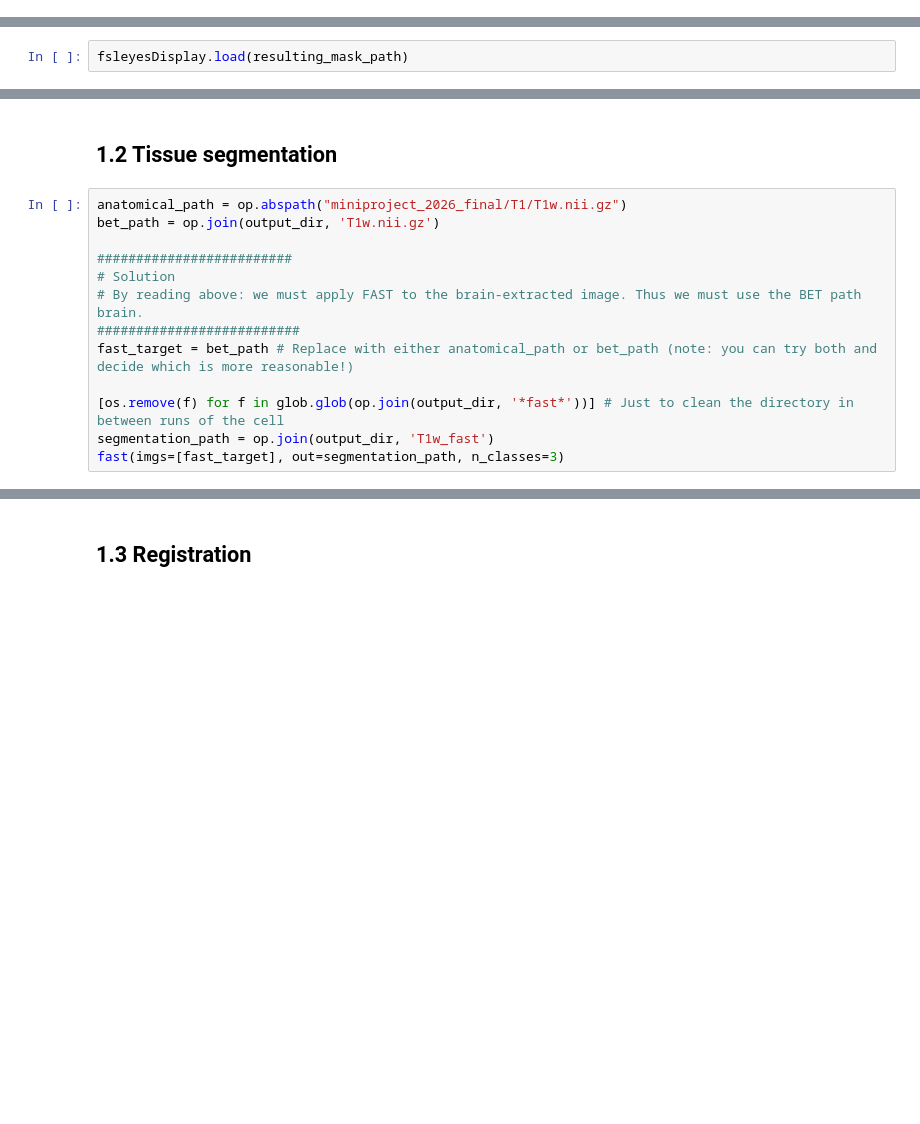
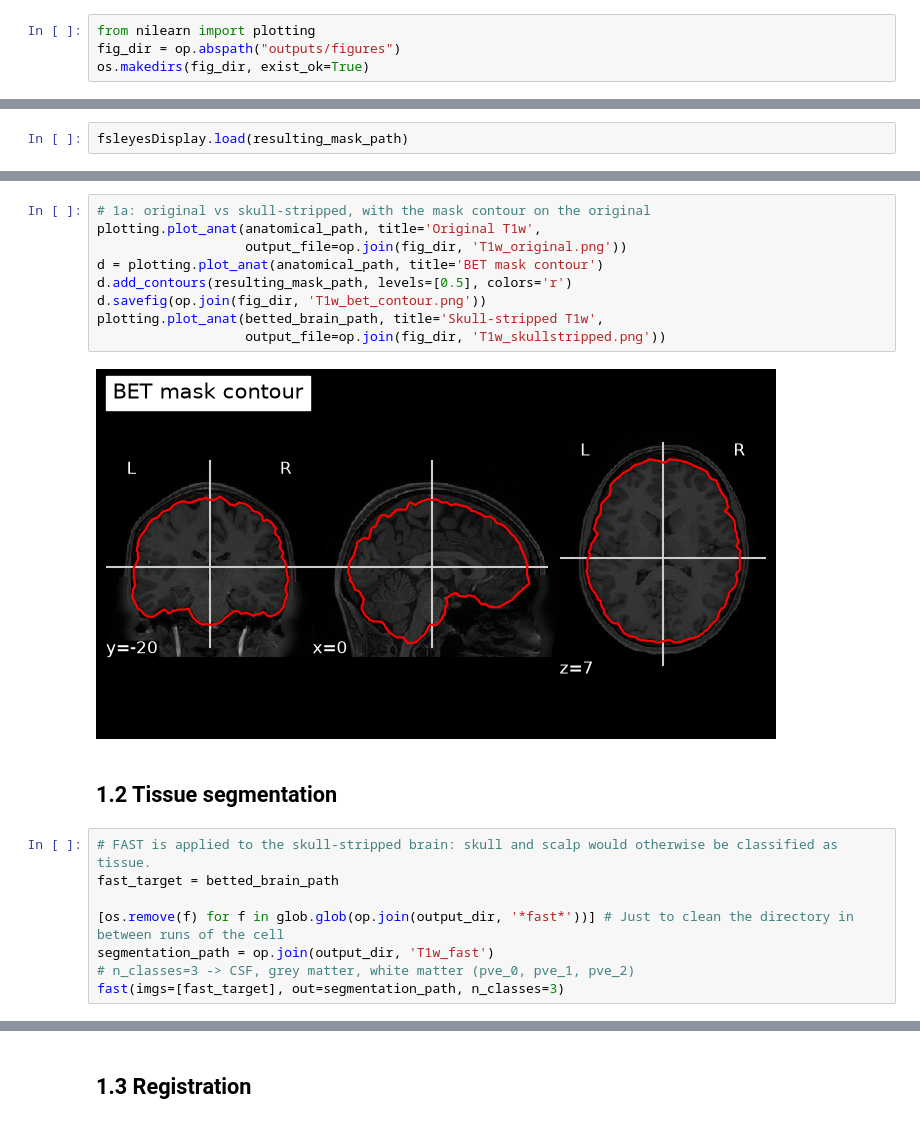
Before and after one commit to egenilloud/NX421_project1, a Jupyter notebook: Structural Preprocessing.ipynb, the cells around one changed output, grey strips where cells are left out. Saved outputs shown, nothing was run; the diff lists cells and outputs as text; blank space fills up the shorter version.

```diff
--- a/Structural Preprocessing.ipynb
+++ b/Structural Preprocessing.ipynb
@@ -98,3 +23,7 @@ import subprocess
+# %%
+from nilearn import plotting
+fig_dir = op.abspath("outputs/figures")
+os.makedirs(fig_dir, exist_ok=True)
 # %%
 %gui wx
 # %% [output]
@@ -257,17 +103,23 @@ fsleyesDisplay.load(betted_brain_path)
+# %%
+# 1a: original vs skull-stripped, with the mask contour on the original
+plotting.plot_anat(anatomical_path, title='Original T1w',
+                   output_file=op.join(fig_dir, 'T1w_original.png'))
+d = plotting.plot_anat(anatomical_path, title='BET mask contour')
+d.add_contours(resulting_mask_path, levels=[0.5], colors='r')
+d.savefig(op.join(fig_dir, 'T1w_bet_contour.png'))
+plotting.plot_anat(betted_brain_path, title='Skull-stripped T1w',
+                   output_file=op.join(fig_dir, 'T1w_skullstripped.png'))
+# %% [output]
+[figure, added]
 # %% [markdown]
 ## 1.2 Tissue segmentation
 # %%
-anatomical_path = op.abspath("miniproject_2026_final/T1/T1w.nii.gz")
-bet_path = op.join(output_dir, 'T1w.nii.gz')
-
-#########################
-# Solution
-# By reading above: we must apply FAST to the brain-extracted image. Thus we must use the BET path brain.
-##########################
-fast_target = bet_path # Replace with either anatomical_path or bet_path (note: you can try both and decide which is more reasonable!)
+# FAST is applied to the skull-stripped brain: skull and scalp would otherwise be classified as tissue.
+fast_target = betted_brain_path
 
 [os.remove(f) for f in glob.glob(op.join(output_dir, '*fast*'))] # Just to clean the directory in between runs of the cell
 segmentation_path = op.join(output_dir, 'T1w_fast')
+# n_classes=3 -> CSF, grey matter, white matter (pve_0, pve_1, pve_2)
 fast(imgs=[fast_target], out=segmentation_path, n_classes=3)
 # %%
 fsleyesDisplay.resetOverlays()
```
Also changed, not shown: parts of 22 cells of this notebook.
